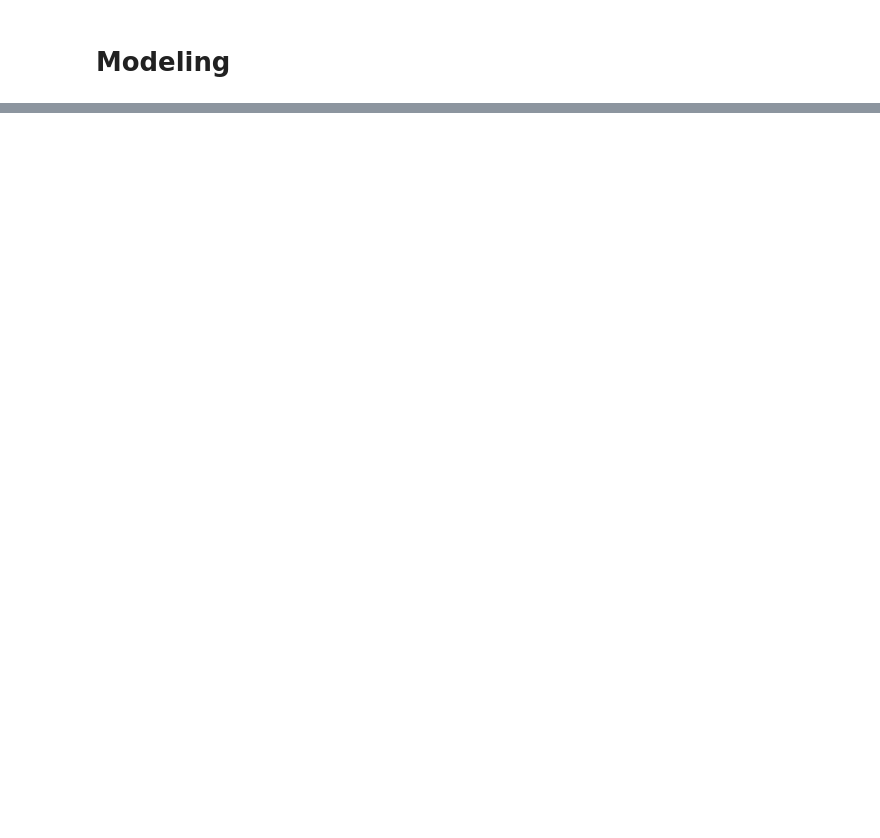
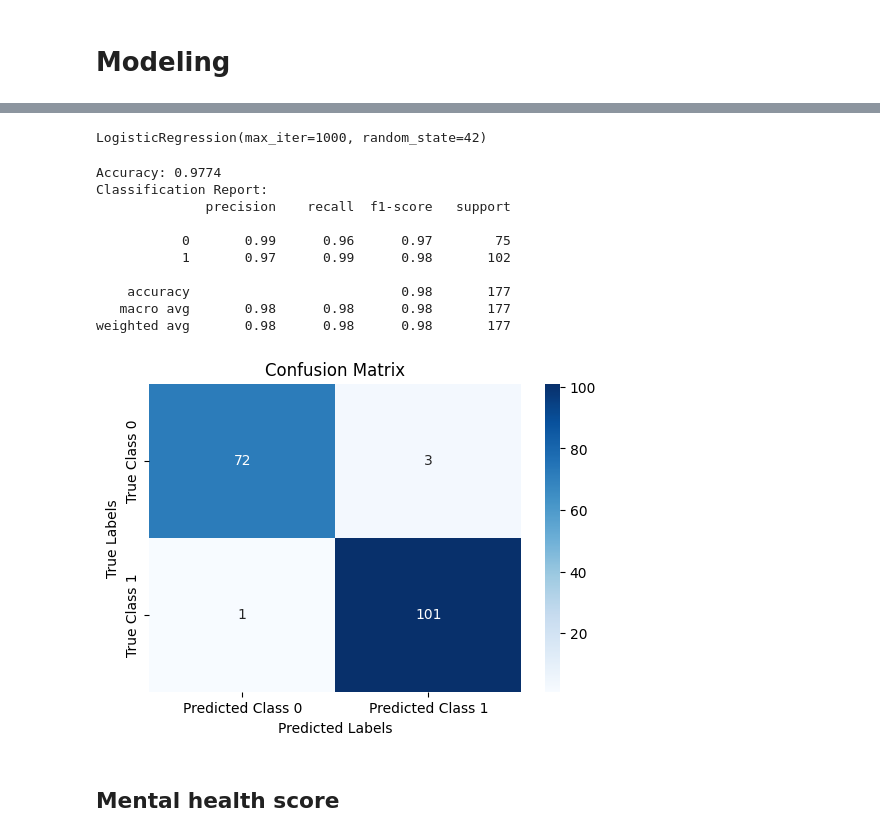
Before and after one commit to aliasgharmirhshai/social-media-addiction, a Jupyter notebook: main.ipynb, the cells around one changed output, grey strips where cells are left out. Saved outputs shown, nothing was run; the diff lists cells and outputs as text; code cells hidden in the pictures; blank space fills up the shorter version.

```diff
--- a/main.ipynb
+++ b/main.ipynb
@@ -903,0 +874,15 @@ print(f"Mean Squared Error: {mean_squared_error(mental_health_y_test, mental_hea
+# %%
+X = df.drop(["Addicted_Score", "Target"], axis=1)
+y = df["Target"]
+# %%
+scaler = StandardScaler()
+X_scaled = scaler.fit_transform(X)
+# %%
+X_train, X_test, y_train, y_test = train_test_split(
+    X_scaled, y, test_size=0.25, random_state=537, stratify=y
+)
+# %%
+lr = LogisticRegression(max_iter=1000, random_state=42)
+lr.fit(X_train, y_train)
+# %% [output]
+LogisticRegression(max_iter=1000, random_state=42)
@@ -903,0 +891,33 @@ print(f"Mean Squared Error: {mean_squared_error(mental_health_y_test, mental_hea
+# %%
+def evaluate_model(model, X_test, y_test):
+    y_pred = model.predict(X_test)
+    accuracy = accuracy_score(y_test, y_pred)
+    report = classification_report(y_test, y_pred)
+    conf_matrix = confusion_matrix(y_test, y_pred)
+
+    print(f"Accuracy: {accuracy:.4f}")
+    print("Classification Report:")
+    print(report)
+
+    plt.figure(figsize=(6, 4))
+    sns.heatmap(conf_matrix, annot=True, fmt='d', cmap='Blues', xticklabels=['Predicted Class 0', 'Predicted Class 1'], yticklabels=['True Class 0', 'True Class 1'])
+    plt.title("Confusion Matrix")
+    plt.xlabel("Predicted Labels")
+    plt.ylabel("True Labels")
+    plt.show()
+
+evaluate_model(lr, X_test, y_test)
+# %% [output]
+Accuracy: 0.9774
+Classification Report:
+              precision    recall  f1-score   support
+
+           0       0.99      0.96      0.97        75
+           1       0.97      0.99      0.98       102
+
+    accuracy                           0.98       177
+   macro avg       0.98      0.98      0.98       177
+weighted avg       0.98      0.98      0.98       177
+[figure, added]
+# %% [markdown]
+## Mental health score
```
Also changed, not shown: parts of 41 cells of this notebook.
